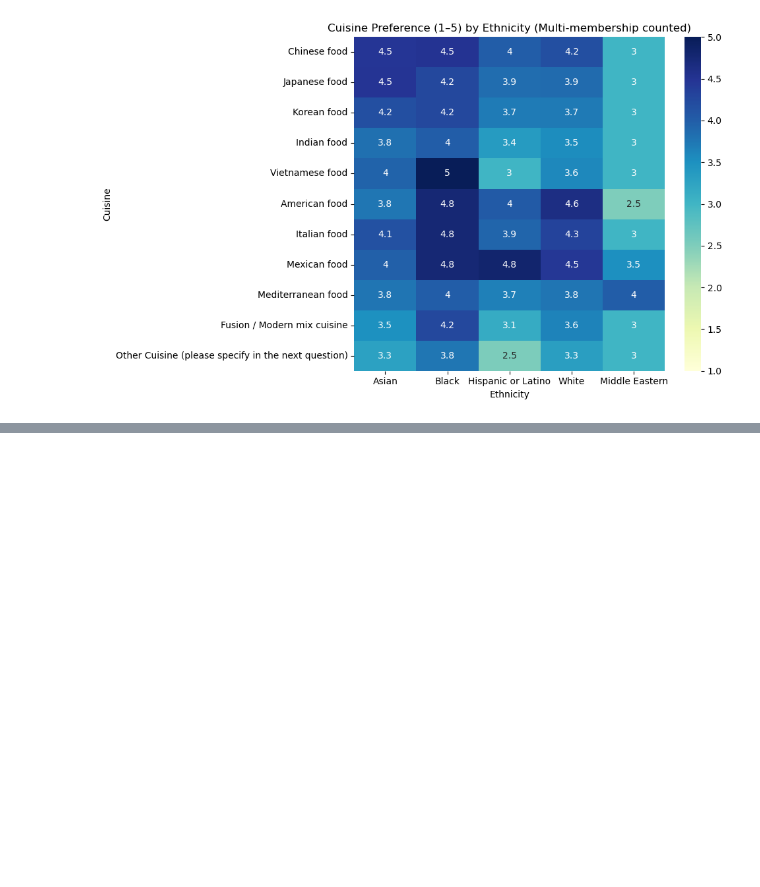
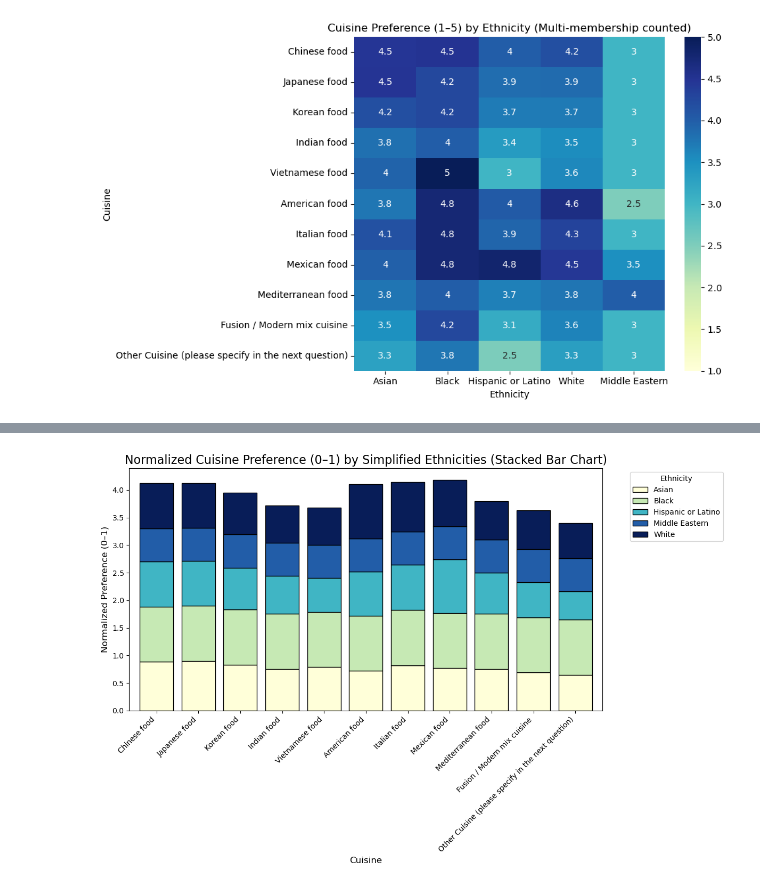
Before and after one commit to LydiaNiu/cs105_t7_miniproj, a Jupyter notebook: T7_mini_proj.ipynb, the cells around one changed output, grey strips where cells are left out. Cells and saved outputs as stored; diff of their text form; code cells hidden in the pictures; blank space fills up the shorter version.

```diff
--- a/T7_mini_proj.ipynb
+++ b/T7_mini_proj.ipynb
@@ -490,0 +455,75 @@ plt.show()
+# %%
+import pandas as pd
+import matplotlib.pyplot as plt
+import numpy as np
+import re
+
+# ---- Load the dataset ----
+df = pd.read_csv("responses.csv")
+
+# ---- Normalize headers (remove newlines / smart quotes) ----
+def _norm(s: str) -> str:
+    s = str(s)
+    s = s.replace("\r", " ").replace("\n", " ")
+    s = s.replace("“", '"').replace("”", '"').replace("’", "'")
+    s = re.sub(r"\s+", " ", s).strip()
+    return s
+
+df.columns = [_norm(c) for c in df.columns]
+
+# ---- Detect columns ----
+eth_cols = [c for c in df.columns if "ethnic" in c.lower()]
+assert eth_cols, "Could not find an ethnicity column (searching for 'ethnic')."
+eth_col = eth_cols[0]
+
+cuisine_cols = [
+    c for c in df.columns
+    if "Please rank the following cuisines by your preference" in c
+]
+assert cuisine_cols, "No cuisine preference columns found."
+
+# ---- Clean Likert values (pull first digit 1–5) ----
+def clean_rating(x):
+    if pd.isna(x):
+        return np.nan
+    x = str(x).strip()
+    for ch in x:
+        if ch.isdigit():
+            return int(ch)
+    return np.nan
+
+df[cuisine_cols] = df[cuisine_cols].applymap(clean_rating)
+
+# ---- Define simplified ethnicities ----
+simplified_ethnicities = ["Asian", "Black", "Hispanic or Latino", "Middle Eastern", "White"]
+
+# ---- Filter data by ethnicity ----
+df_filtered = df[df[eth_col].isin(simplified_ethnicities)]
+
+# ---- Average by simplified ethnicity ----
+mean_by_eth = df_filtered.groupby(eth_col, dropna=False)[cuisine_cols].mean()
+
+# ---- Normalize data by dividing each ethnicity's rating by the max rating for each cuisine ----
+mean_by_eth_normalized = mean_by_eth.div(mean_by_eth.max(axis=0), axis=1)
+
+# ---- Pretty cuisine labels ----
+pretty_names = {c: c.split('[')[-1].split(']')[0] for c in mean_by_eth_normalized.columns}
+mean_by_eth_normalized = mean_by_eth_normalized.rename(columns=pretty_names)
+
+# ---- Plot: Stacked Bar Chart (Normalized) ----
+ax = mean_by_eth_normalized.T.plot(kind="bar", stacked=True, figsize=(12, 8), cmap="YlGnBu", width=0.8, edgecolor="black")
+
+# ---- Titles and labels ----
+plt.title("Normalized Cuisine Preference (0–1) by Simplified Ethnicities (Stacked Bar Chart)", fontsize=16)
+plt.xlabel("Cuisine", fontsize=12)
+plt.ylabel("Normalized Preference (0–1)", fontsize=12)
+
+# ---- Add legend and adjust labels ----
+plt.legend(title="Ethnicity", bbox_to_anchor=(1.05, 1), loc='upper left', fontsize=10)
+plt.xticks(rotation=45, ha="right")
+
+# ---- Show plot ----
+plt.tight_layout()
+plt.show()
+# %% [output]
+[figure, added]
```
Also changed, not shown: parts of 3 cells of this notebook.
